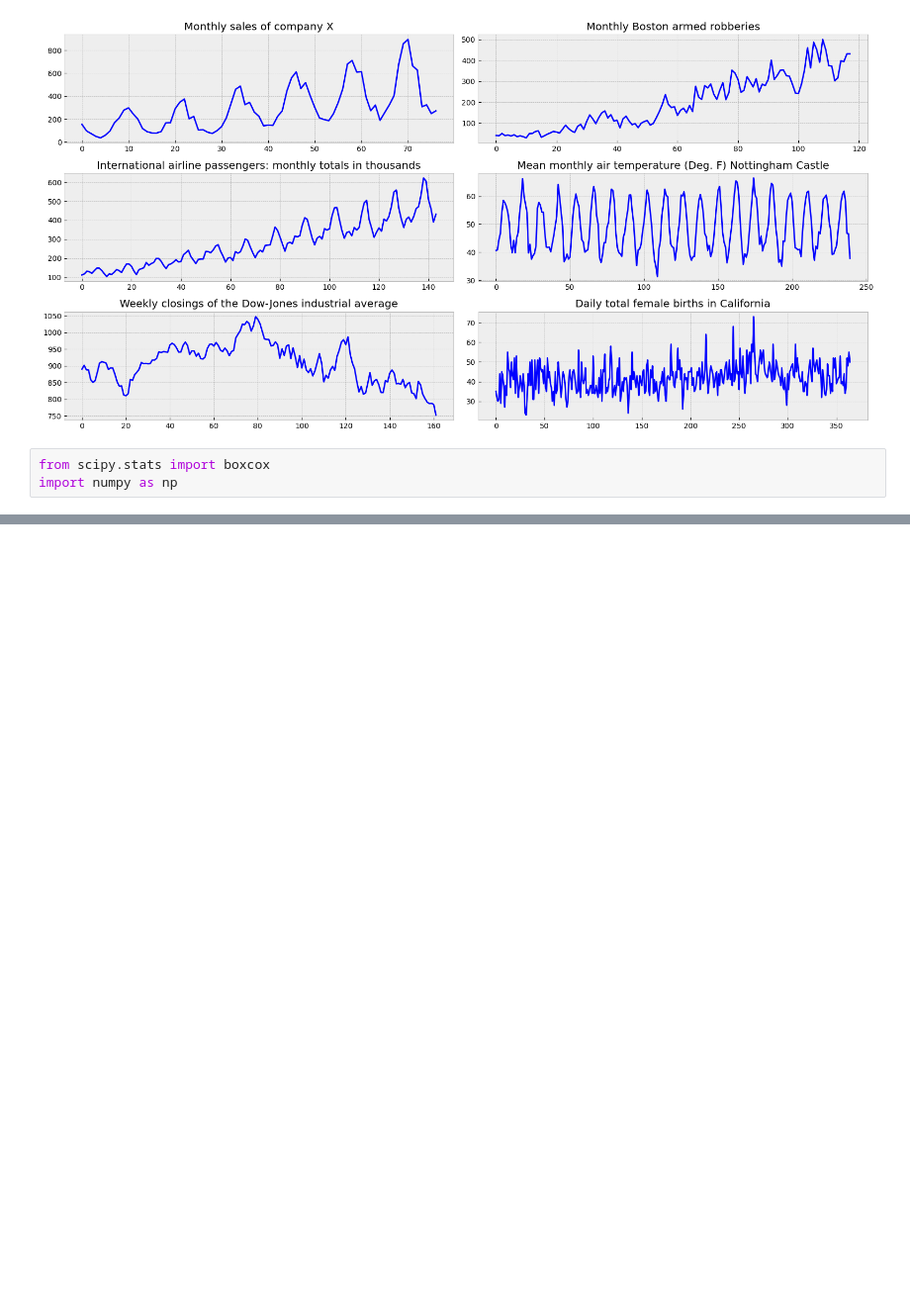
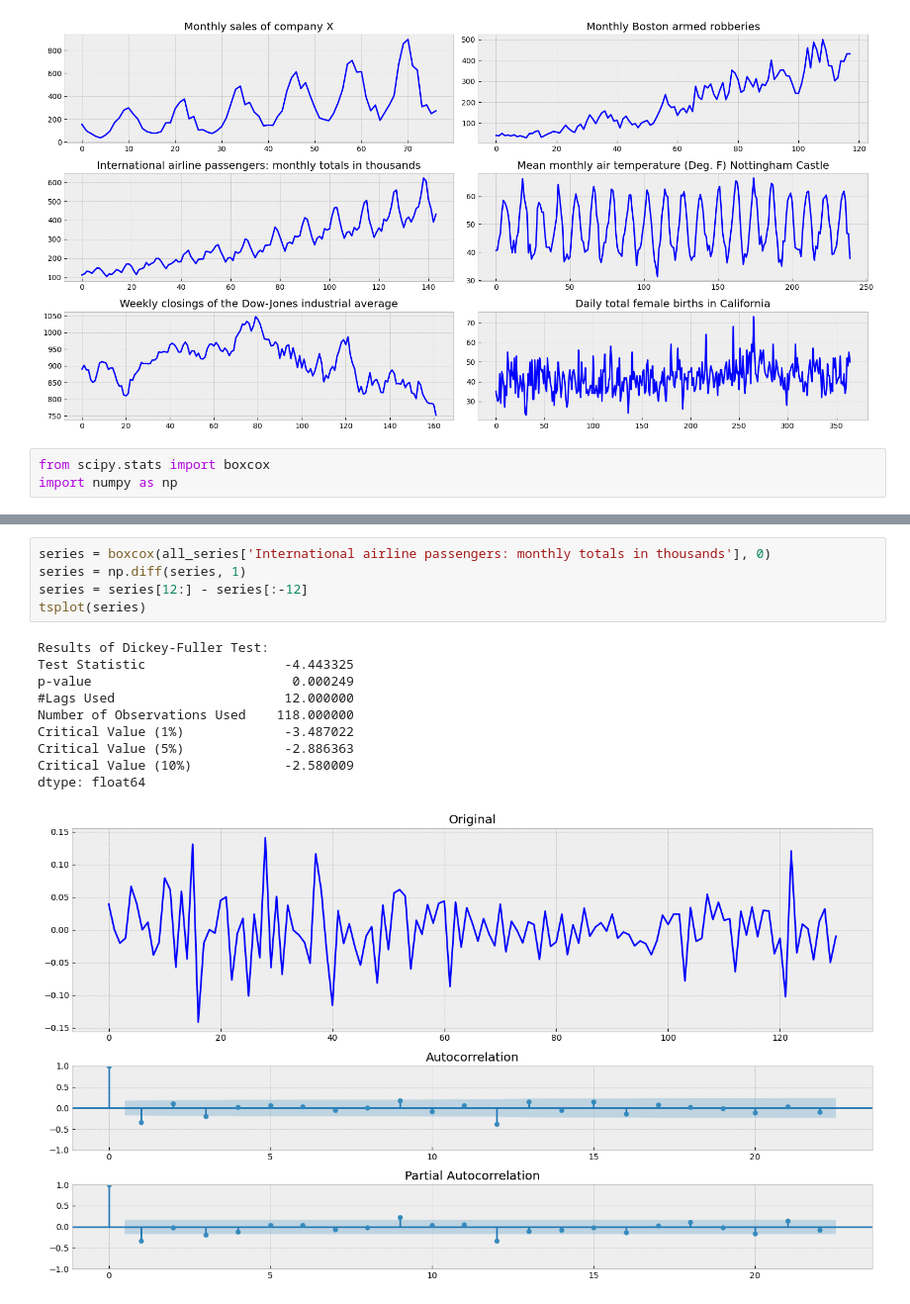
Before and after one commit to NoL1eZ/time-line, a Jupyter notebook: Временные ряды, общая теория.ipynb, the cells around one changed output, grey strips where cells are left out. Shown at 99% size. Saved outputs shown, nothing was run; the diff lists cells and outputs as text; blank space fills up the shorter version.

```diff
--- a/Временные ряды, общая теория.ipynb
+++ b/Временные ряды, общая теория.ipynb
@@ -63,0 +119,16 @@ Daily total female births in California
+# %%
+series = boxcox(all_series['International airline passengers: monthly totals in thousands'], 0)
+series = np.diff(series, 1)
+series = series[12:] - series[:-12]
+tsplot(series)
+# %% [output]
+Results of Dickey-Fuller Test:
+Test Statistic                  -4.443325
+p-value                          0.000249
+#Lags Used                      12.000000
+Number of Observations Used    118.000000
+Critical Value (1%)             -3.487022
+Critical Value (5%)             -2.886363
+Critical Value (10%)            -2.580009
+dtype: float64
+[figure, added]
```
Also changed, not shown: parts of 10 cells of this notebook.
